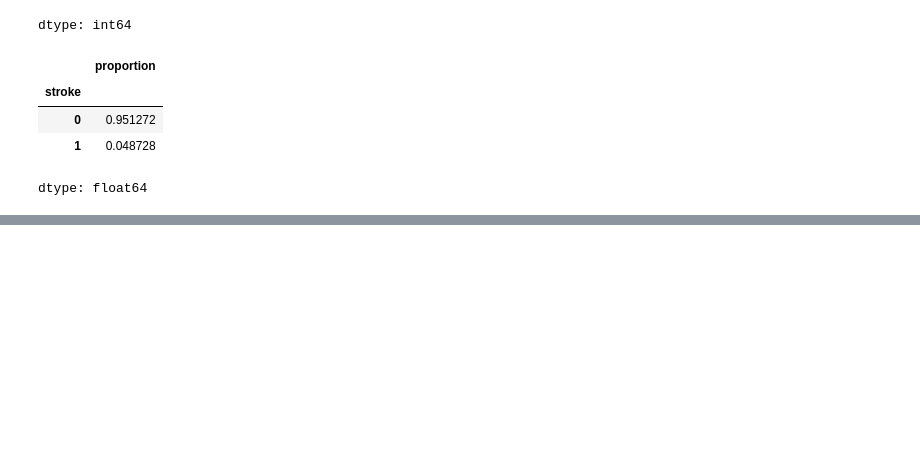
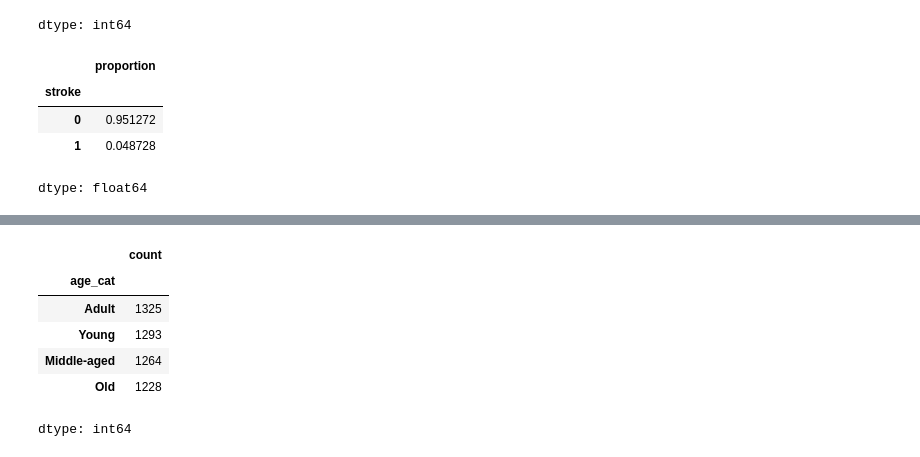
Before and after one commit to Qu1nnD/CS290, a Jupyter notebook: StrokePredictor.ipynb, the cells around one changed output, grey strips where cells are left out. Drawn from its saved outputs; the diff is of its cells as text; code cells hidden in the pictures; blank space fills up the shorter version.

```diff
--- a/StrokePredictor.ipynb
+++ b/StrokePredictor.ipynb
@@ -72,0 +91,10 @@ KeyError: ('stroke', 'Residence_type')
+# %%
+df["age_cat"].value_counts()
+# %% [output]
+|  | count |
+| age_cat |  |
+| Adult | 1325 |
+| Young | 1293 |
+| Middle-aged | 1264 |
+| Old | 1228 |
+dtype: int64
```
Also changed, not shown: parts of 9 cells of this notebook.
